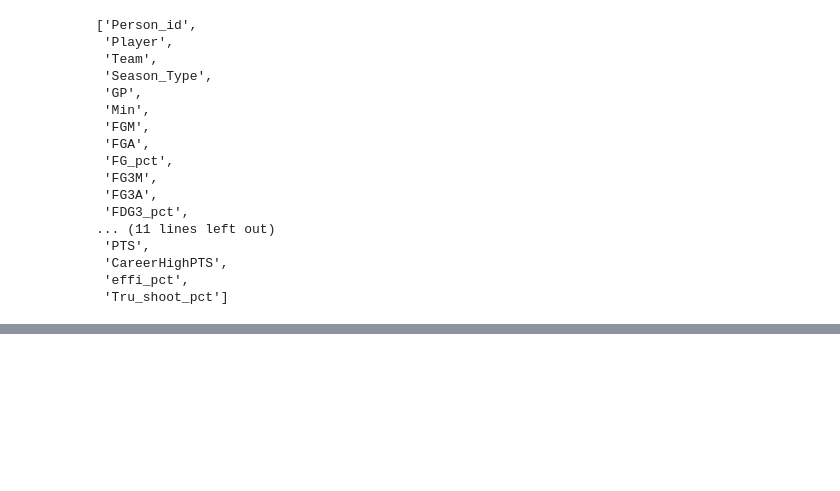
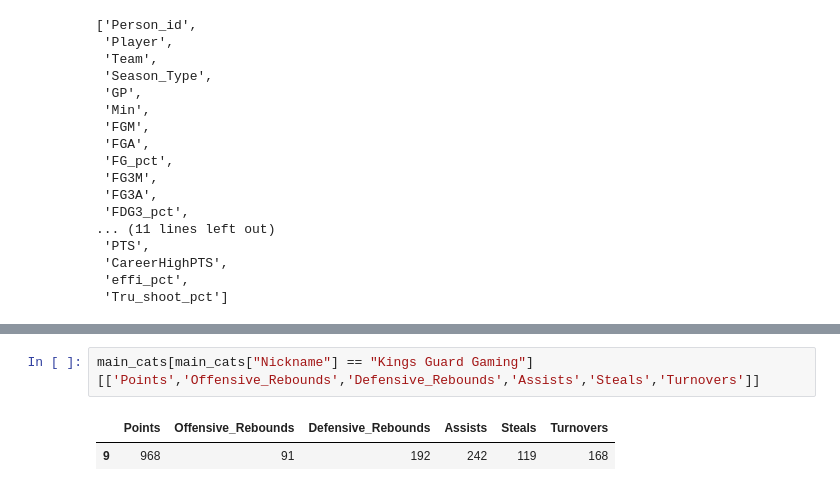
Before and after one commit to chriztopherton/SacHacks, a Jupyter notebook: SQL_plts.ipynb, the cells around one changed output, grey strips where cells are left out. Cells and saved outputs as stored; diff of their text form; blank space fills up the shorter version.

```diff
--- a/SQL_plts.ipynb
+++ b/SQL_plts.ipynb
@@ -111,3 +111,8 @@ barplt_players(players,"STL")
 barplt_teams(teams,"Blocked_Shots")
 # %% [output]
 [interactive output not drawn]
+# %%
+main_cats[main_cats["Nickname"] == "Kings Guard Gaming"][['Points','Offensive_Rebounds','Defensive_Rebounds','Assists','Steals','Turnovers']]
+# %% [output]
+|  | Points | Offensive_Rebounds | Defensive_Rebounds | Assists | Steals | Turnovers |
+| 9 | 968 | 91 | 192 | 242 | 119 | 168 |
```
Also changed, not shown: parts of 1 cell of this notebook, 4 other files.
